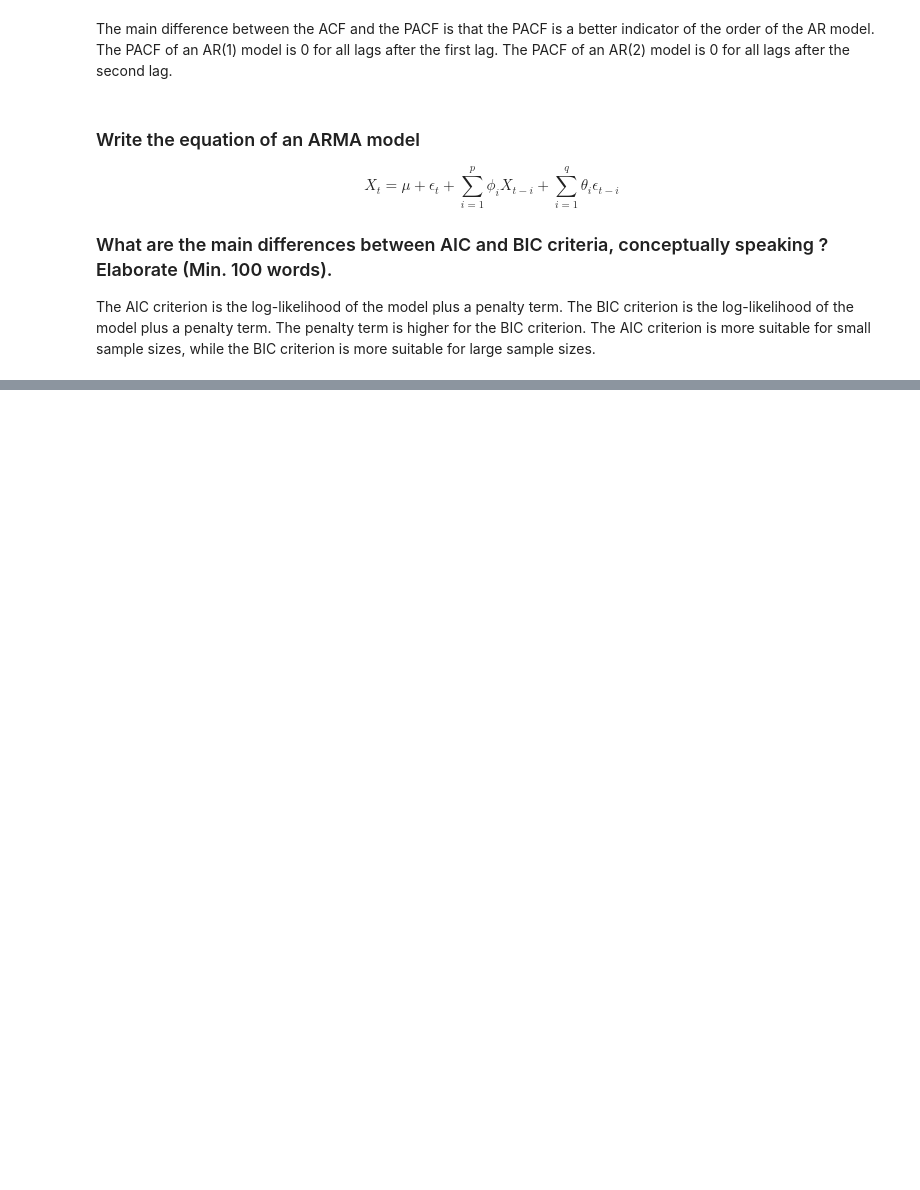
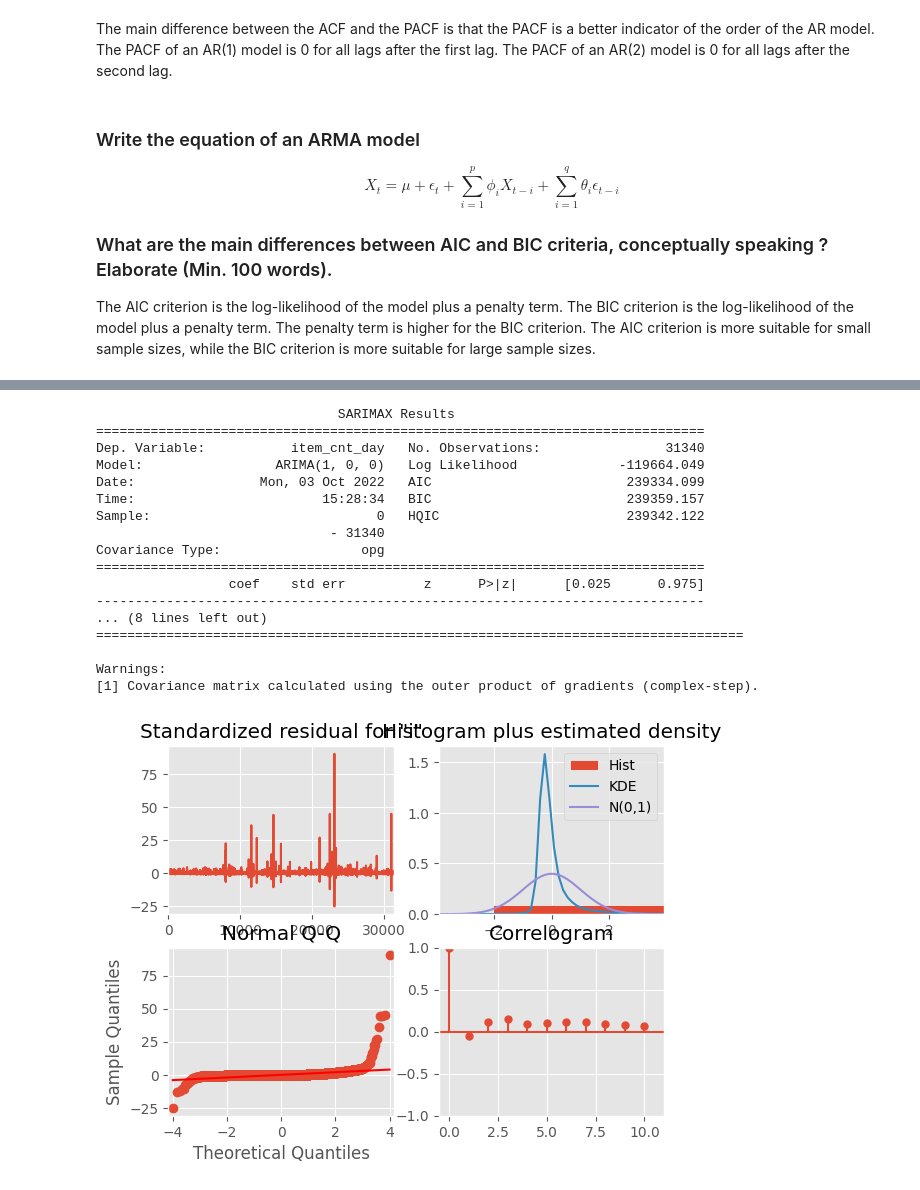
Before and after one commit to Zamanax/B4-Time-series, a Jupyter notebook: timeseries.ipynb, the cells around one changed output, grey strips where cells are left out. Saved outputs shown, nothing was run; the diff lists cells and outputs as text; code cells hidden in the pictures; blank space fills up the shorter version.

Commit message:
Time series made the first predicition in part 4

```diff
--- a/timeseries.ipynb
+++ b/timeseries.ipynb
@@ -182,0 +220,29 @@ The AIC criterion is the log-likelihood of the model plus a penalty term. The BI
+# %%
+# Set index to date
+sales_train_item20949 = sales_train_item20949.set_index("date")
+# %%
+# Fit and plot an auto-regressive model to the time series.
+model = ARIMA(sales_train_item20949["item_cnt_day"], order=(1, 0, 0))
+model_fit = model.fit()
+print(model_fit.summary())
+model_fit.plot_diagnostics()
+plt.show()
+# %% [output]
+                               SARIMAX Results
+==============================================================================
+Dep. Variable:           item_cnt_day   No. Observations:                31340
+Model:                 ARIMA(1, 0, 0)   Log Likelihood             -119664.049
+Date:                Mon, 03 Oct 2022   AIC                         239334.099
+Time:                        15:28:34   BIC                         239359.157
+Sample:                             0   HQIC                        239342.122
+                              - 31340
+Covariance Type:                  opg
+==============================================================================
+                 coef    std err          z      P>|z|      [0.025      0.975]
+------------------------------------------------------------------------------
+... (8 lines left out)
+===================================================================================
+
+Warnings:
+[1] Covariance matrix calculated using the outer product of gradients (complex-step).
+[figure, added]
```
Also changed, not shown: parts of 30 cells of this notebook, 7 other files.
